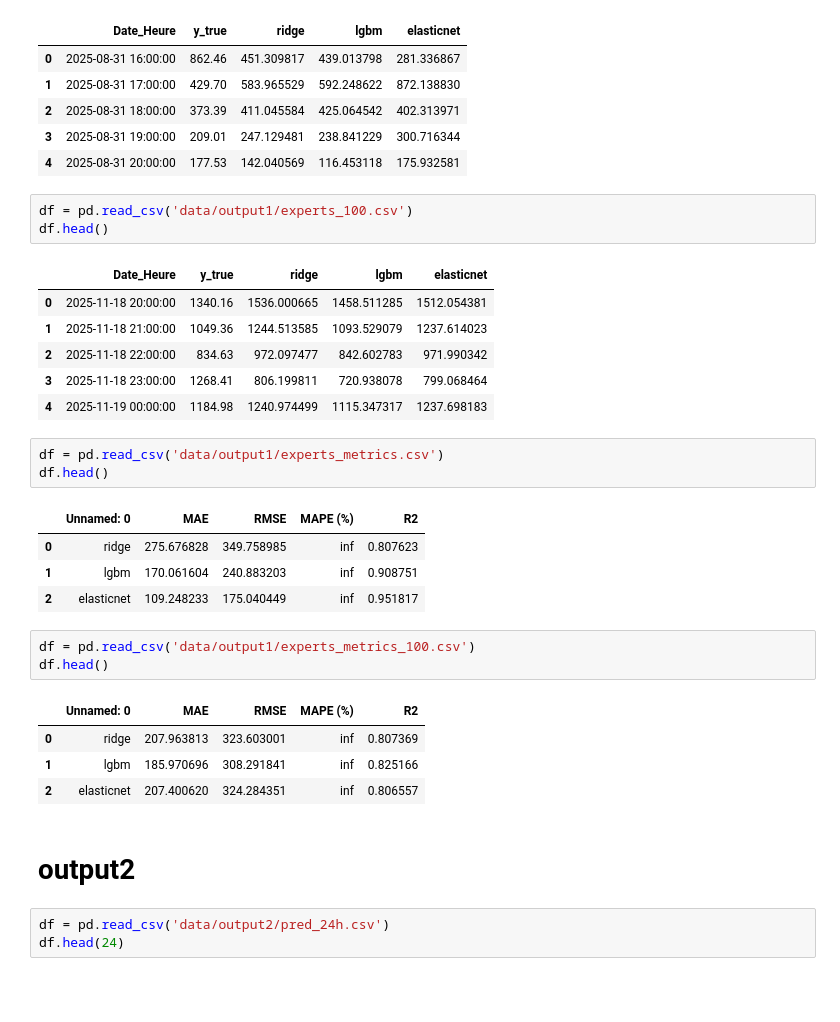
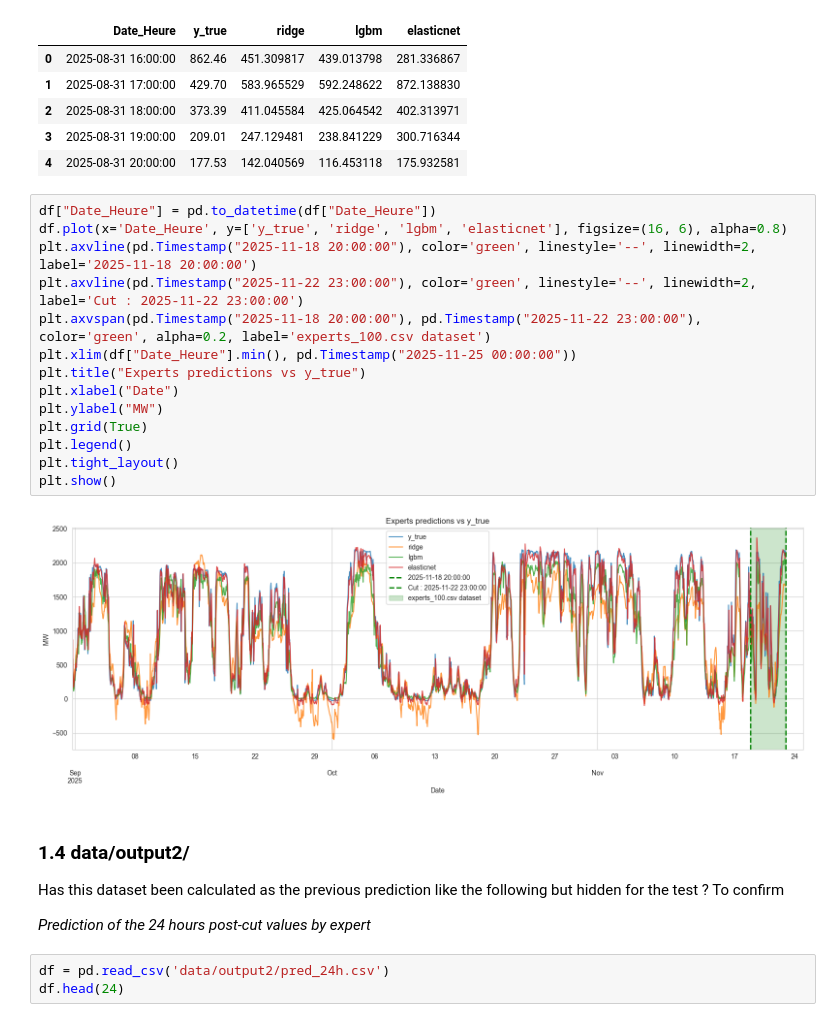
Before and after one commit to alexandremathiasdonnat/Air-Liquide-RD, a Jupyter notebook: dashboard.ipynb, the cells around one changed output. Cells and saved outputs as stored; diff of their text form; blank space fills up the shorter version.

```diff
--- a/dashboard.ipynb
+++ b/dashboard.ipynb
@@ -41,34 +78,28 @@ df.head()
 | 2 | 2025-08-31 18:00:00 | 373.39 | 411.045584 | 425.064542 | 402.313971 |
 | 3 | 2025-08-31 19:00:00 | 209.01 | 247.129481 | 238.841229 | 300.716344 |
 | 4 | 2025-08-31 20:00:00 | 177.53 | 142.040569 | 116.453118 | 175.932581 |
-# %%
-df = pd.read_csv('data/output1/experts_100.csv')
-df.head()
-# %% [output]
-|  | Date_Heure | y_true | ridge | lgbm | elasticnet |
-| 0 | 2025-11-18 20:00:00 | 1340.16 | 1536.000665 | 1458.511285 | 1512.054381 |
-| 1 | 2025-11-18 21:00:00 | 1049.36 | 1244.513585 | 1093.529079 | 1237.614023 |
-| 2 | 2025-11-18 22:00:00 | 834.63 | 972.097477 | 842.602783 | 971.990342 |
-| 3 | 2025-11-18 23:00:00 | 1268.41 | 806.199811 | 720.938078 | 799.068464 |
-| 4 | 2025-11-19 00:00:00 | 1184.98 | 1240.974499 | 1115.347317 | 1237.698183 |
-# %%
-df = pd.read_csv('data/output1/experts_metrics.csv')
-df.head()
-# %% [output]
-|  | Unnamed: 0 | MAE | RMSE | MAPE (%) | R2 |
-| 0 | ridge | 275.676828 | 349.758985 | inf | 0.807623 |
-| 1 | lgbm | 170.061604 | 240.883203 | inf | 0.908751 |
-| 2 | elasticnet | 109.248233 | 175.040449 | inf | 0.951817 |
-# %%
-df = pd.read_csv('data/output1/experts_metrics_100.csv')
-df.head()
-# %% [output]
-|  | Unnamed: 0 | MAE | RMSE | MAPE (%) | R2 |
-| 0 | ridge | 207.963813 | 323.603001 | inf | 0.807369 |
-| 1 | lgbm | 185.970696 | 308.291841 | inf | 0.825166 |
-| 2 | elasticnet | 207.400620 | 324.284351 | inf | 0.806557 |
+# %%
+df["Date_Heure"] = pd.to_datetime(df["Date_Heure"])
+df.plot(x='Date_Heure', y=['y_true', 'ridge', 'lgbm', 'elasticnet'], figsize=(16, 6), alpha=0.8)
+plt.axvline(pd.Timestamp("2025-11-18 20:00:00"), color='green', linestyle='--', linewidth=2, label='2025-11-18 20:00:00')
+plt.axvline(pd.Timestamp("2025-11-22 23:00:00"), color='green', linestyle='--', linewidth=2, label='Cut : 2025-11-22 23:00:00')
+plt.axvspan(pd.Timestamp("2025-11-18 20:00:00"), pd.Timestamp("2025-11-22 23:00:00"), color='green', alpha=0.2, label='experts_100.csv dataset')
+plt.xlim(df["Date_Heure"].min(), pd.Timestamp("2025-11-25 00:00:00"))
+plt.title("Experts predictions vs y_true")
+plt.xlabel("Date")
+plt.ylabel("MW")
+plt.grid(True)
+plt.legend()
+plt.tight_layout()
+plt.show()
+# %% [output]
+[figure, added]
 # %% [markdown]
-# output2
+### 1.4 data/output2/
+
+Has this dataset been calculated as the previous prediction like the following but hidden for the test ? To confirm
+
+*Prediction of the 24 hours post-cut values by expert*
 # %%
 df = pd.read_csv('data/output2/pred_24h.csv')
 df.head(24)
```
Also changed, not shown: parts of 21 cells of this notebook, 10 other files.
